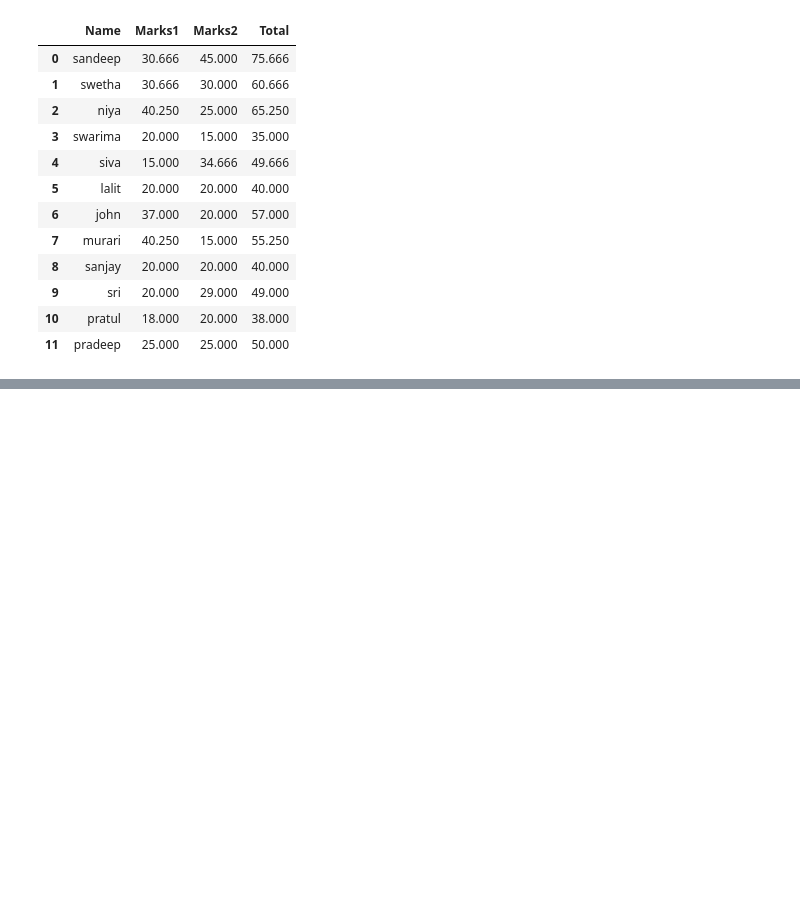
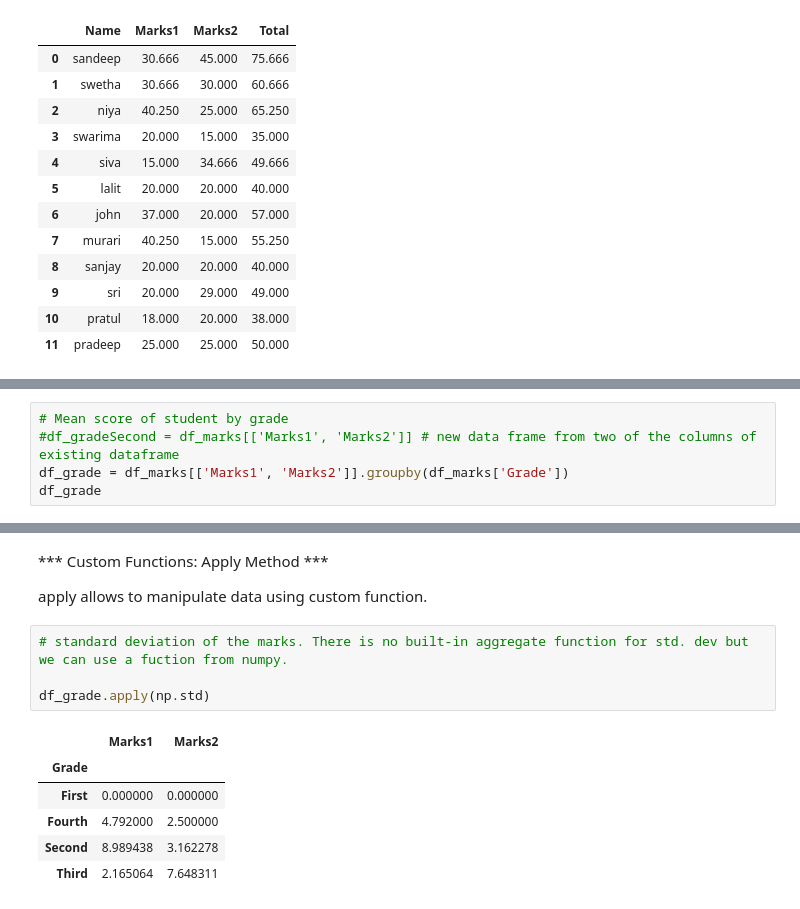
Before and after one commit to gridl/python-examples, a Jupyter notebook: pandas-basic.ipynb, the cells around one changed output, grey strips where cells are left out. Saved outputs shown, nothing was run; the diff lists cells and outputs as text; blank space fills up the shorter version.

```diff
--- a/panda-basic.ipynb
+++ b/pandas-basic.ipynb
@@ -691,0 +718,5 @@ df_marks
+# %%
+# Mean score of student by grade
+#df_gradeSecond = df_marks[['Marks1', 'Marks2']] # new data frame from two of the columns of existing dataframe
+df_grade = df_marks[['Marks1', 'Marks2']].groupby(df_marks['Grade'])
+df_grade
@@ -691,0 +742,15 @@ df_marks
+# %% [markdown]
+*** Custom Functions: Apply Method ***
+
+apply allows to manipulate data using custom function.
+# %%
+# standard deviation of the marks. There is no built-in aggregate function for std. dev but we can use a fuction from numpy.
+
+df_grade.apply(np.std)
+# %% [output]
+|  | Marks1 | Marks2 |
+| Grade |  |  |
+| First | 0.000000 | 0.000000 |
+| Fourth | 4.792000 | 2.500000 |
+| Second | 8.989438 | 3.162278 |
+| Third | 2.165064 | 7.648311 |
```
Also changed, not shown: parts of 13 cells of this notebook, 6 other files.
